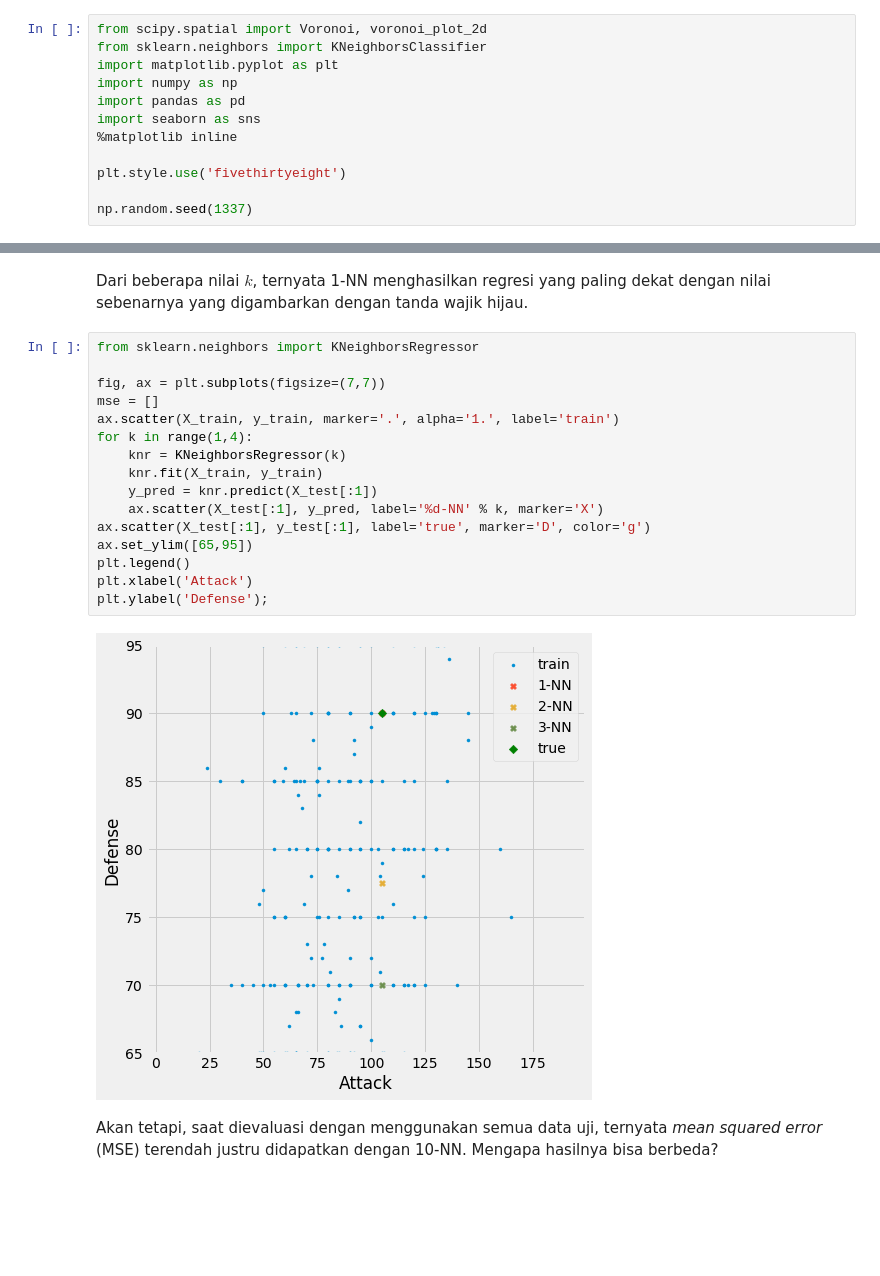
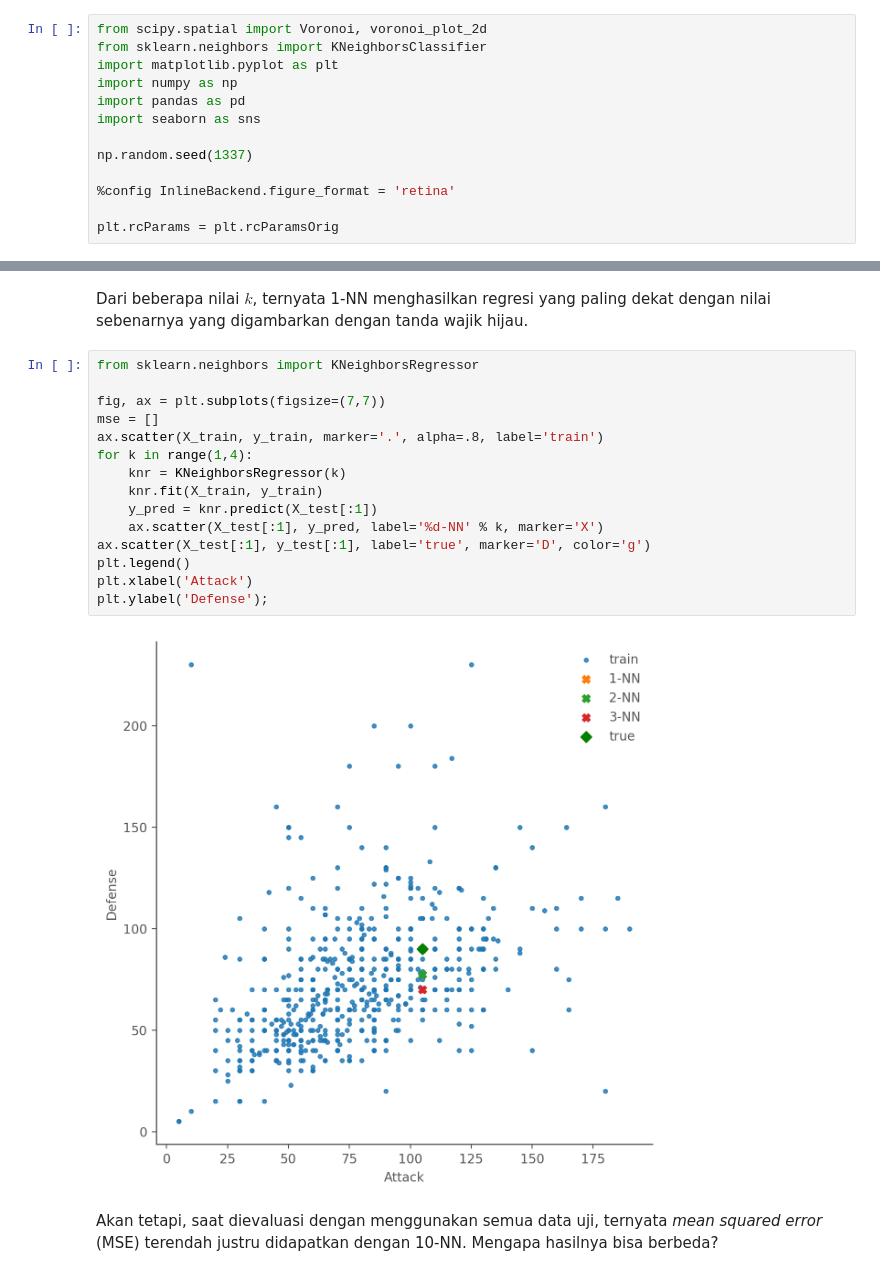
Before and after one commit to aliakbars/uai-ai, a Jupyter notebook: scripts/lab3.ipynb, the cells around one changed output, grey strips where cells are left out. Drawn from its saved outputs; the diff is of its cells as text; blank space fills up the shorter version.

```diff
--- a/scripts/lab3.ipynb
+++ b/scripts/lab3.ipynb
@@ -9,11 +9,12 @@ import matplotlib.pyplot as plt
 import numpy as np
 import pandas as pd
 import seaborn as sns
-%matplotlib inline
-
-plt.style.use('fivethirtyeight')
 
 np.random.seed(1337)
+
+%config InlineBackend.figure_format = 'retina'
+
+plt.rcParams = plt.rcParamsOrig
 # %% [markdown]
 ## k-Nearest Neighbours
 
@@ -116,21 +117,20 @@ Dari beberapa nilai $k$, ternyata 1-NN menghasilkan regresi yang paling dekat de
 # %%
 from sklearn.neighbors import KNeighborsRegressor
 
 fig, ax = plt.subplots(figsize=(7,7))
 mse = []
-ax.scatter(X_train, y_train, marker='.', alpha='1.', label='train')
+ax.scatter(X_train, y_train, marker='.', alpha=.8, label='train')
 for k in range(1,4):
     knr = KNeighborsRegressor(k)
     knr.fit(X_train, y_train)
     y_pred = knr.predict(X_test[:1])
     ax.scatter(X_test[:1], y_pred, label='%d-NN' % k, marker='X')
 ax.scatter(X_test[:1], y_test[:1], label='true', marker='D', color='g')
-ax.set_ylim([65,95])
 plt.legend()
 plt.xlabel('Attack')
 plt.ylabel('Defense');
 # %% [output]
-[figure, old version]
+[figure, new version]
 # %% [markdown]
 Akan tetapi, saat dievaluasi dengan menggunakan semua data uji, ternyata *mean squared error* (MSE) terendah justru didapatkan dengan 10-NN. Mengapa hasilnya bisa berbeda?
 # %%
```
Also changed, not shown: parts of 10 cells of this notebook, 4 other files.
